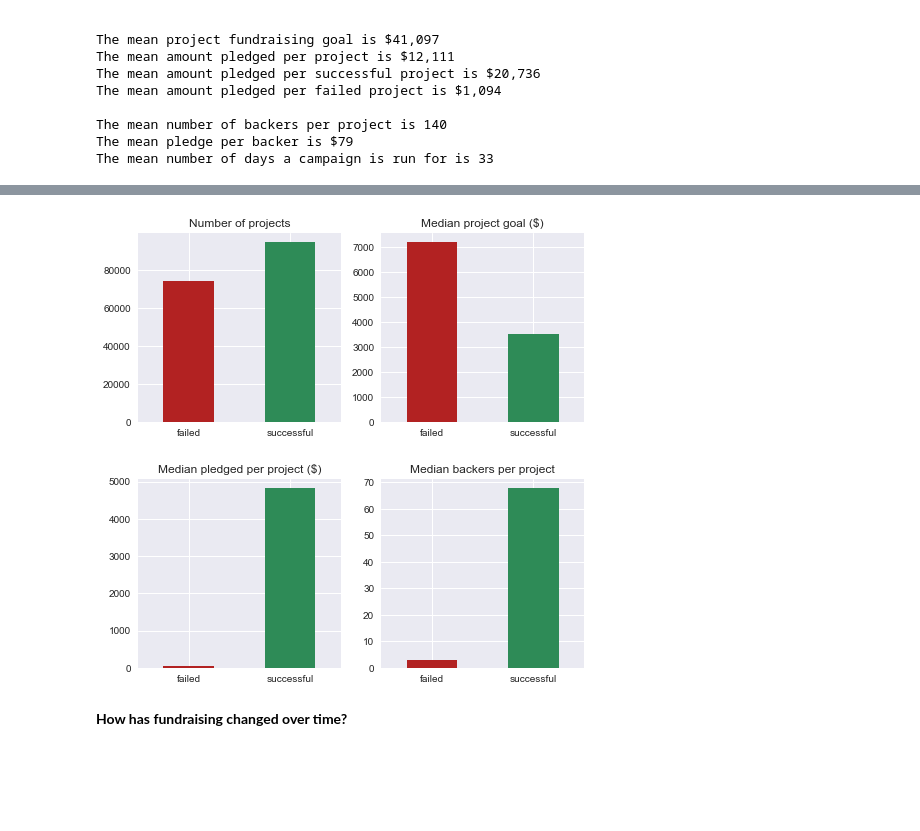
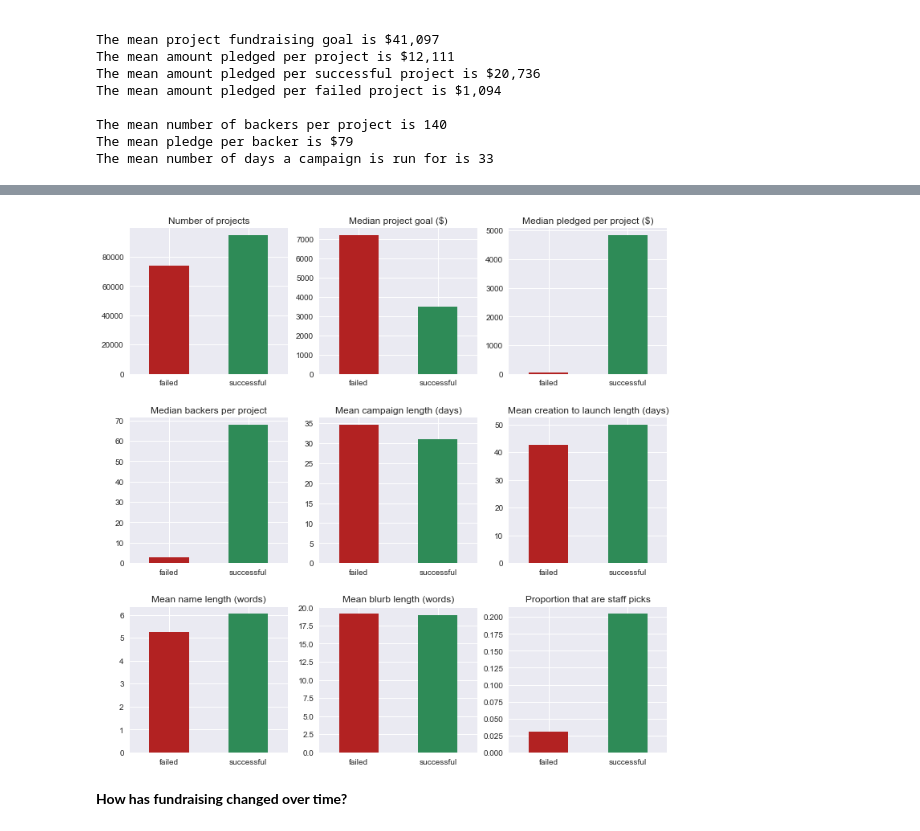
Before and after one commit to L-Lewis/Kickstarter-success-machine-learning, a Jupyter notebook: student.ipynb, the cells around one changed output, grey strips where cells are left out. Saved outputs shown, nothing was run; the diff lists cells and outputs as text; code cells hidden in the pictures; blank space fills up the shorter version.

```diff
--- a/student.ipynb
+++ b/student.ipynb
@@ -789,27 +805,50 @@ The graphs below show the number of successful and failed projects launched on t
 # %%
 # Plotting the average amount pledged to successful and unsuccesful projects
-fig, ((ax1, ax2), (ax3, ax4)) = plt.subplots(2, 2, figsize=(8,8))
+fig, ((ax1, ax2, ax3), (ax4, ax5, ax6), (ax7, ax8, ax9)) = plt.subplots(3, 3, figsize=(12,12))
 
 df['state'].value_counts(ascending=True).plot(kind='bar', ax=ax1, color=['firebrick', 'seagreen'], rot=0)
 ax1.set_title('Number of projects')
 ax1.set_xlabel('')
 
 df.groupby('state').usd_goal.median().plot(kind='bar', ax=ax2, color=['firebrick', 'seagreen'], rot=0)
 ax2.set_title('Median project goal ($)')
 ax2.set_xlabel('')
 
 df.groupby('state').usd_pledged.median().plot(kind='bar', ax=ax3, color=['firebrick', 'seagreen'], rot=0)
 ax3.set_title('Median pledged per project ($)')
 ax3.set_xlabel('')
 
 df.groupby('state').backers_count.median().plot(kind='bar', ax=ax4, color=['firebrick', 'seagreen'], rot=0)
 ax4.set_title('Median backers per project')
 ax4.set_xlabel('')
 
+df.groupby('state').campaign_days.mean().plot(kind='bar', ax=ax5, color=['firebrick', 'seagreen'], rot=0)
+ax5.set_title('Mean campaign length (days)')
+ax5.set_xlabel('')
+
+df.groupby('state').creation_to_launch_days.mean().plot(kind='bar', ax=ax6, color=['firebrick', 'seagreen'], rot=0)
+ax6.set_title('Mean creation to launch length (days)')
+ax6.set_xlabel('')
+
+df.groupby('state').name_length.mean().plot(kind='bar', ax=ax7, color=['firebrick', 'seagreen'], rot=0)
+ax7.set_title('Mean name length (words)')
+ax7.set_xlabel('')
+
+df.groupby('state').blurb_length.mean().plot(kind='bar', ax=ax8, color=['firebrick', 'seagreen'], rot=0)
+ax8.set_title('Mean blurb length (words)')
+ax8.set_xlabel('')
+
+# Creating a dataframe grouped by staff_pick with columns for failed and successful
+pick_df = pd.get_dummies(df.set_index('staff_pick').state).groupby('staff_pick').sum()
+# Normalizes counts by column, and selects the 'True' category (iloc[1])
+(pick_df.div(pick_df.sum(axis=0), axis=1)).iloc[1].plot(kind='bar', ax=ax9, color=['firebrick', 'seagreen'], rot=0)
+ax9.set_title('Proportion that are staff picks')
+ax9.set_xlabel('')
+
 fig.subplots_adjust(hspace=0.3)
 plt.show()
 # %% [output]
-[figure, old version]
+[figure, new version]
 # %% [markdown]
 **How has fundraising changed over time?**
 # %% [markdown]
```
Also changed, not shown: parts of 28 cells of this notebook.
